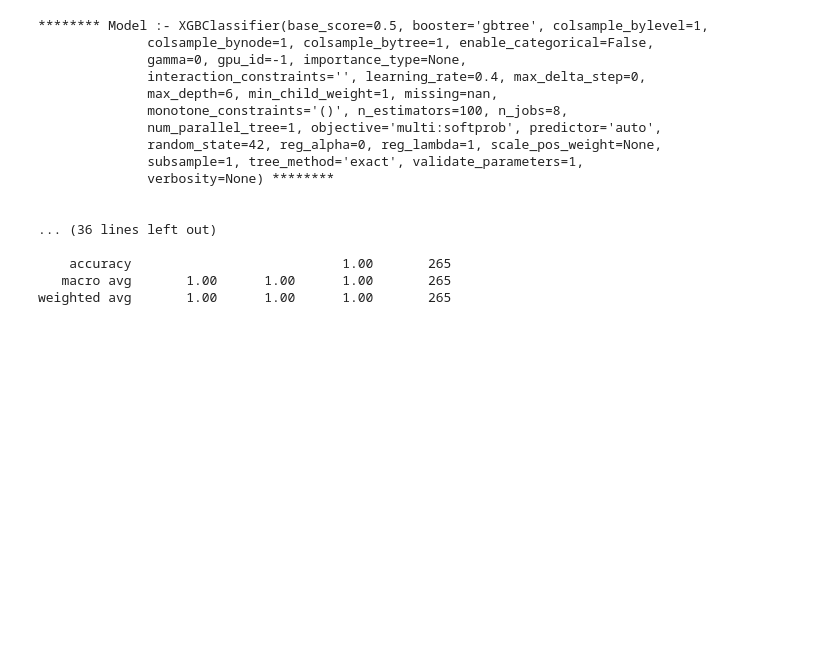
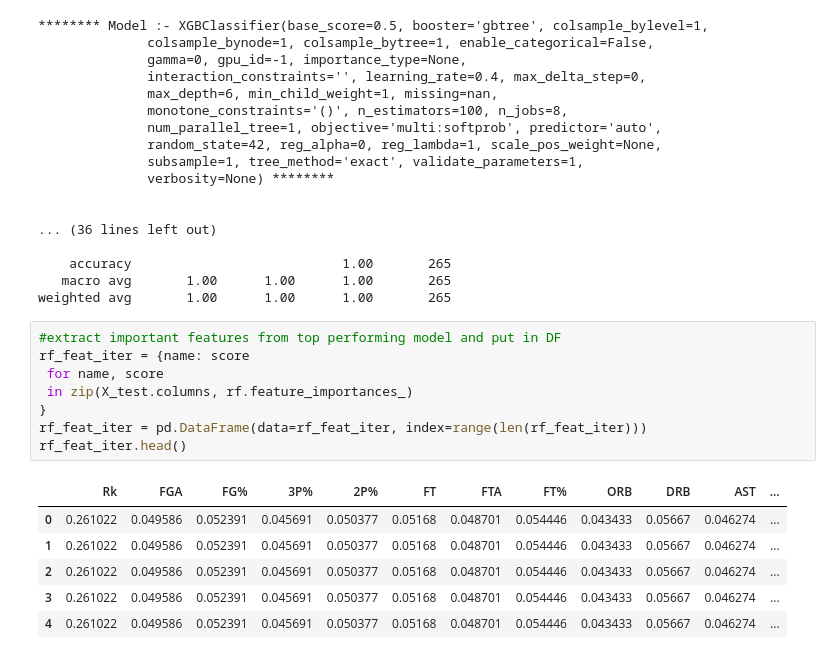
Before and after one commit to HarperJ102986/NBA_Season_Wins, a Jupyter notebook: NBA_Season_Wins.ipynb, the cells around one changed output. Drawn from its saved outputs; the diff is of its cells as text; blank space fills up the shorter version.

Commit message:
more modeling

```diff
--- a/NBA_Season_Wins.ipynb
+++ b/NBA_Season_Wins.ipynb
@@ -554,3 +554,18 @@ weighted avg       0.80      0.78      0.78       265
     accuracy                           1.00       265
    macro avg       1.00      1.00      1.00       265
 weighted avg       1.00      1.00      1.00       265
+# %%
+#extract important features from top performing model and put in DF
+rf_feat_iter = {name: score
+ for name, score
+ in zip(X_test.columns, rf.feature_importances_)
+}
+rf_feat_iter = pd.DataFrame(data=rf_feat_iter, index=range(len(rf_feat_iter)))
+rf_feat_iter.head()
+# %% [output]
+|  | Rk | FGA | FG% | 3P% | 2P% | FT | FTA | FT% | ORB | DRB | AST | ... |
+| 0 | 0.261022 | 0.049586 | 0.052391 | 0.045691 | 0.050377 | 0.05168 | 0.048701 | 0.054446 | 0.043433 | 0.05667 | 0.046274 | ... |
+| 1 | 0.261022 | 0.049586 | 0.052391 | 0.045691 | 0.050377 | 0.05168 | 0.048701 | 0.054446 | 0.043433 | 0.05667 | 0.046274 | ... |
+| 2 | 0.261022 | 0.049586 | 0.052391 | 0.045691 | 0.050377 | 0.05168 | 0.048701 | 0.054446 | 0.043433 | 0.05667 | 0.046274 | ... |
+| 3 | 0.261022 | 0.049586 | 0.052391 | 0.045691 | 0.050377 | 0.05168 | 0.048701 | 0.054446 | 0.043433 | 0.05667 | 0.046274 | ... |
+| 4 | 0.261022 | 0.049586 | 0.052391 | 0.045691 | 0.050377 | 0.05168 | 0.048701 | 0.054446 | 0.043433 | 0.05667 | 0.046274 | ... |
```
Also changed, not shown: parts of 2 cells of this notebook.
